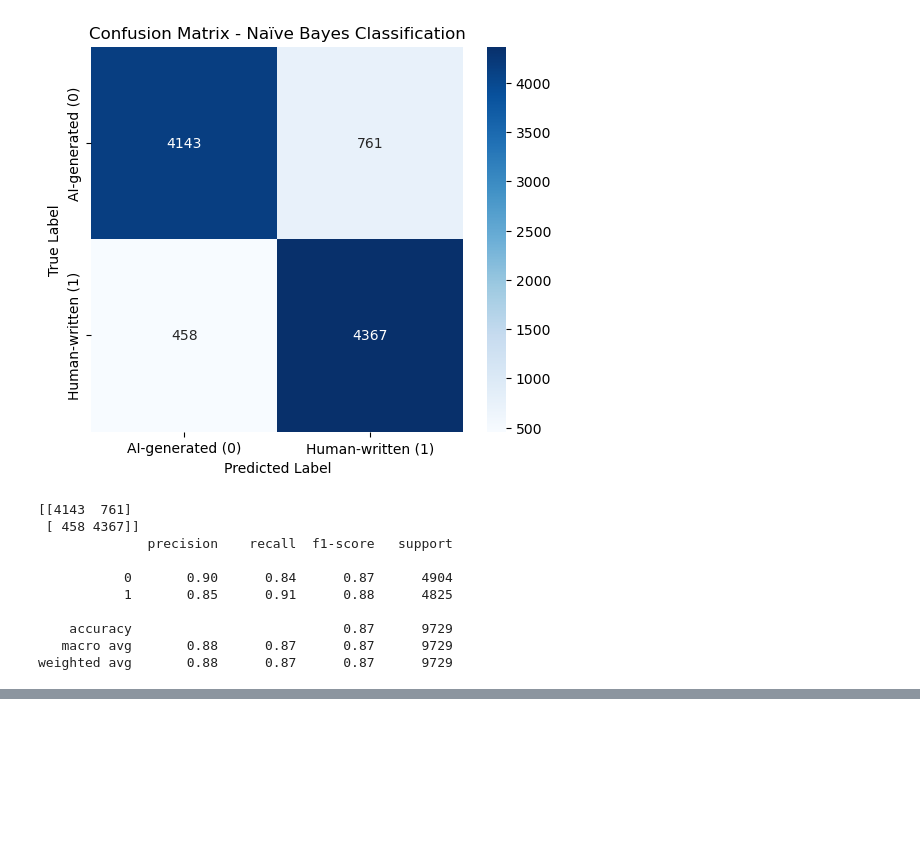
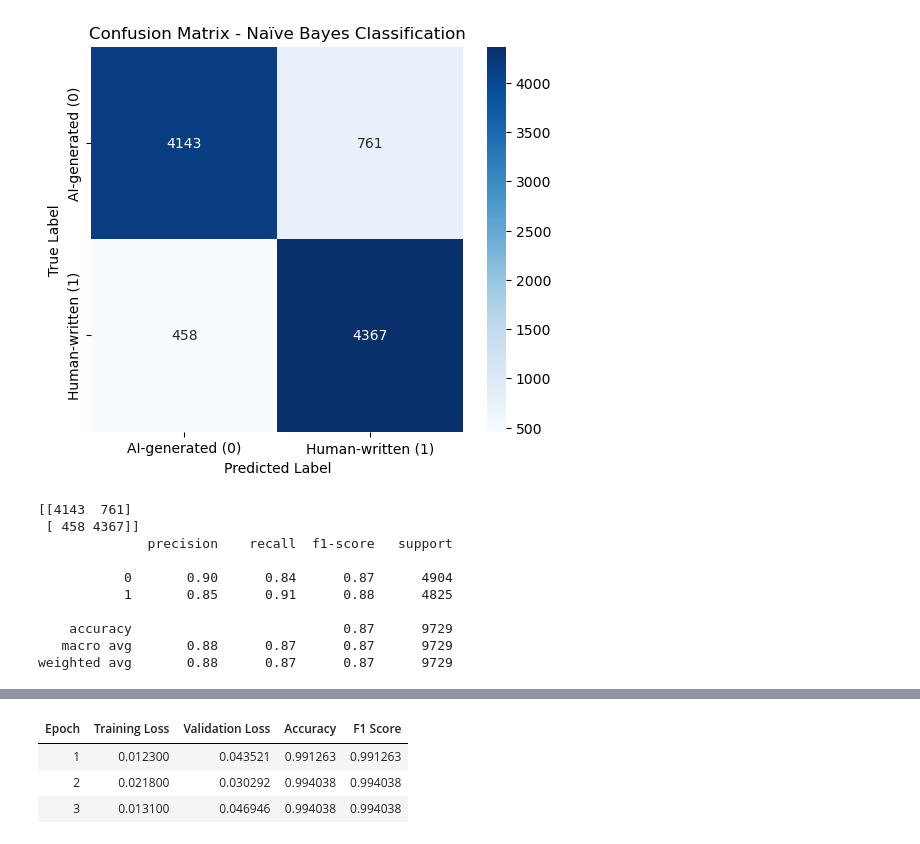
Before and after one commit to MollyMoriJing/MUGC_Detact_Reddit, a Jupyter notebook: data_text_classification.ipynb, the cells around one changed output, grey strips where cells are left out. Drawn from its saved outputs; the diff is of its cells as text; code cells hidden in the pictures; blank space fills up the shorter version.

Commit message:
Logistic Regression SVM DistilRoBERTa DistilRoBERTa+SVM

```diff
--- a/data_text_classification.ipynb
+++ b/data_text_classification.ipynb
@@ -264,0 +378,86 @@ weighted avg       0.88      0.87      0.87      9729
+# %%
+# Set device for training
+device = torch.device("cuda" if torch.cuda.is_available() else "cpu")
+# %%
+# Load accuracy metric
+accuracy_metric = evaluate.load("accuracy")
+f1_metric = evaluate.load("f1")
+
+def compute_metrics(eval_pred):
+    logits, labels = eval_pred
+    predictions = np.argmax(logits, axis=-1)  # Convert logits to class predictions
+
+    accuracy = accuracy_metric.compute(predictions=predictions, references=labels)
+    f1 = f1_metric.compute(predictions=predictions, references=labels, average="weighted")
+
+    return {"accuracy": accuracy["accuracy"], "f1_score": f1["f1"]}
+# %%
+# Load tokenizer for DistilRoBERTa
+tokenizer = AutoTokenizer.from_pretrained("distilroberta-base")
+
+# Define PyTorch Dataset class for tokenized text
+class TextDataset(Dataset):
+    def __init__(self, texts, labels, tokenizer, max_length=512):
+        self.texts = texts
+        self.labels = labels
+        self.tokenizer = tokenizer
+        self.max_length = max_length
+
+    def __len__(self):
+        return len(self.texts)
+
+    def __getitem__(self, idx):
+        text = self.texts[idx]
+        label = self.labels[idx]
+
+        encoding = self.tokenizer(
+            text,
+            padding="max_length",
+            truncation=True,
+            max_length=self.max_length,
+            return_tensors="pt"
+        )
+
+        return {
+            "input_ids": encoding["input_ids"].squeeze(),
+            "attention_mask": encoding["attention_mask"].squeeze(),
+            "labels": torch.tensor(label, dtype=torch.long)
+        }
+
+# Split dataset into training and test sets
+X_train, X_test, y_train, y_test = train_test_split(df["text"], df["classification"], test_size=0.2, random_state=42)
+
+# Convert data into dataset format
+train_dataset = TextDataset(X_train.tolist(), y_train.tolist(), tokenizer)
+test_dataset = TextDataset(X_test.tolist(), y_test.tolist(), tokenizer)
+
+# Load pre-trained DistilRoBERTa model for binary classification
+model = AutoModelForSequenceClassification.from_pretrained("distilroberta-base", num_labels=2)
+model.to(device)  # Move model to GPU if available
+
+# Define training arguments
+training_args = TrainingArguments(
+    output_dir="./distilroberta_results",
+    eval_strategy="epoch",
+    save_strategy="epoch",
+    per_device_train_batch_size=8,
+    per_device_eval_batch_size=8,
+    num_train_epochs=3,
+    weight_decay=0.01,
+    logging_dir="./logs",
+    logging_steps=50,
+    load_best_model_at_end=True
+)
+
+# Initialize Trainer
+trainer = Trainer(
+    model=model,
+    args=training_args,
+    train_dataset=train_dataset,
+    eval_dataset=test_dataset,
+    compute_metrics=compute_metrics
+)
+
+# Train the model
+trainer.train()
+# %% [output]
@@ -264,0 +467,4 @@ weighted avg       0.88      0.87      0.87      9729
+| Epoch | Training Loss | Validation Loss | Accuracy | F1 Score |
+| 1 | 0.012300 | 0.043521 | 0.991263 | 0.991263 |
+| 2 | 0.021800 | 0.030292 | 0.994038 | 0.994038 |
+| 3 | 0.013100 | 0.046946 | 0.994038 | 0.994038 |
```
Also changed, not shown: parts of 9 cells of this notebook.
